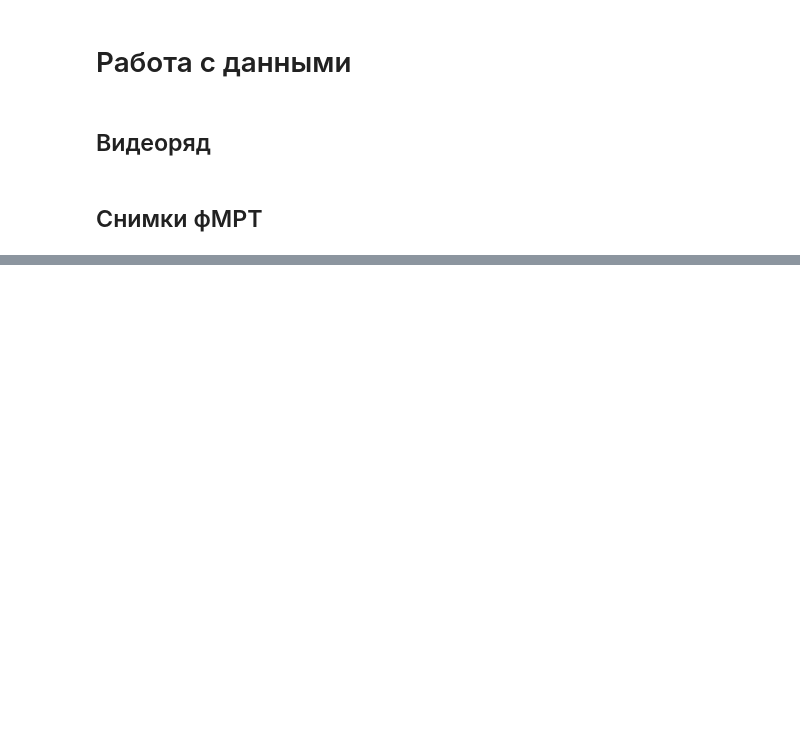
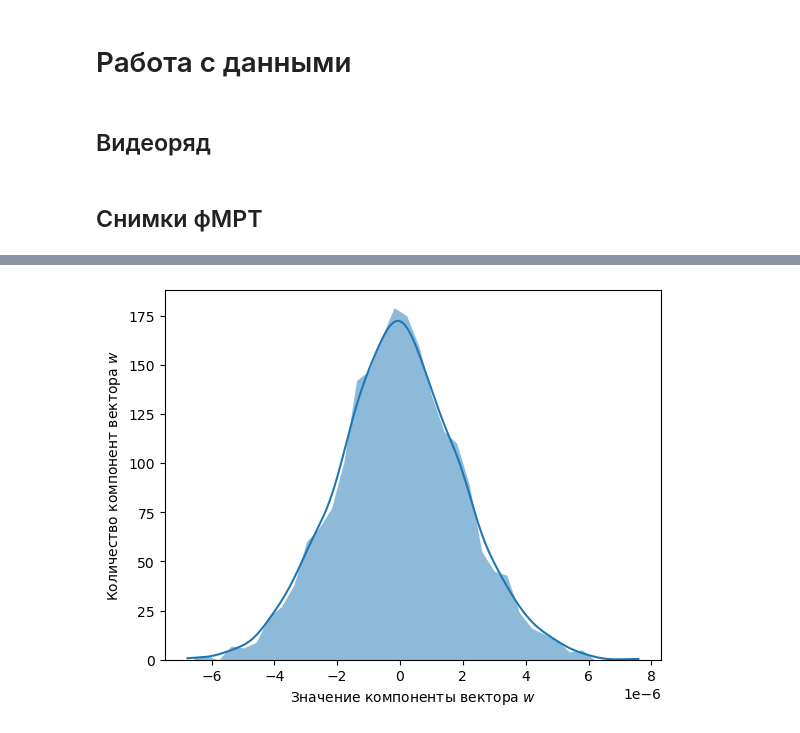
Before and after one commit to intsystems/2023-Project-112, a Jupyter notebook: code/main_experiment/main_new.ipynb, the cells around one changed output, grey strips where cells are left out. Drawn from its saved outputs; the diff is of its cells as text; code cells hidden in the pictures; blank space fills up the shorter version.

```diff
--- a/code/main_experiment/main_new.ipynb
+++ b/code/main_experiment/main_new.ipynb
@@ -400,0 +408,4 @@ class Vizualizer:
+# %%
+vizualizer_delta.show_voxel_weight_distribution(1000)
+# %% [output]
+[figure, added]
```
Also changed, not shown: parts of 39 cells of this notebook, 36 other files.
